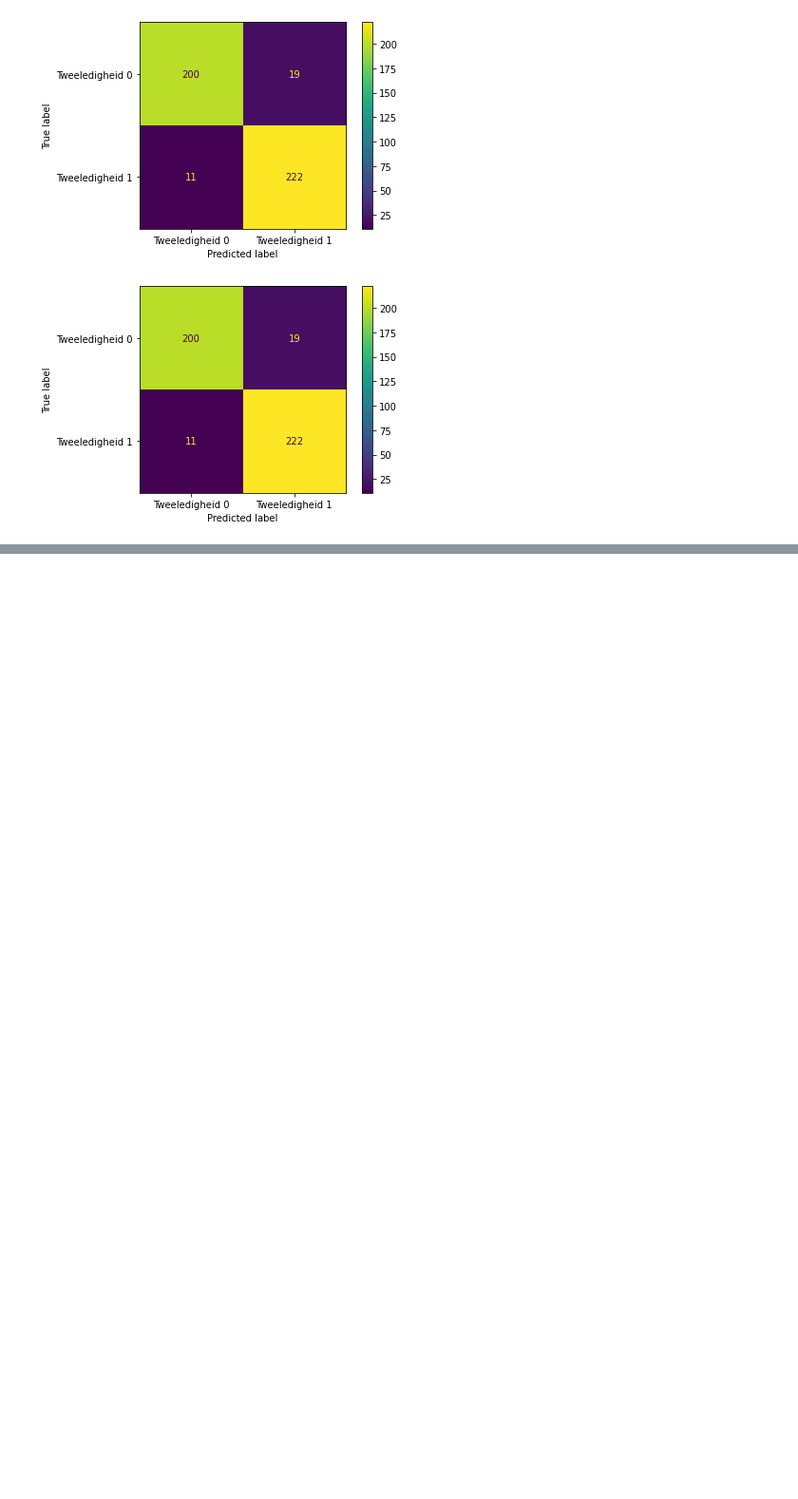
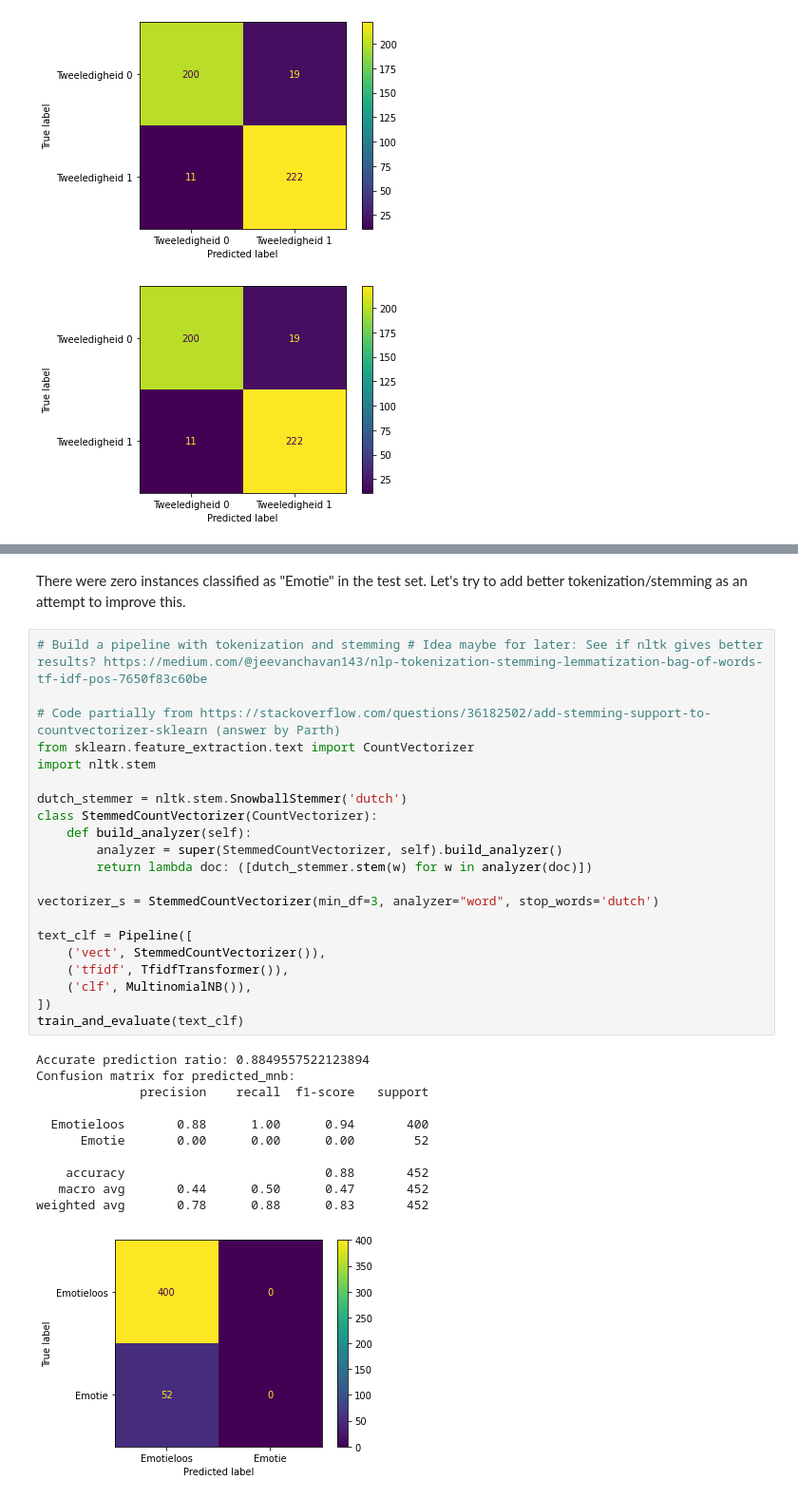
Before and after one commit to arnodeceuninck/news-headlines-research, a Jupyter notebook: 1 Label classification.ipynb, the cells around one changed output, grey strips where cells are left out. Shown at 95% size. Drawn from its saved outputs; the diff is of its cells as text; blank space fills up the shorter version.

```diff
--- a/1 Label classification.ipynb
+++ b/1 Label classification.ipynb
@@ -752,0 +926,35 @@ And 25 more
+# %% [markdown]
+There were zero instances classified as "Emotie" in the test set. Let's try to add better tokenization/stemming as an attempt to improve this.
+# %%
+# Build a pipeline with tokenization and stemming # Idea maybe for later: See if nltk gives better results? https://medium.com/@jeevanchavan143/nlp-tokenization-stemming-lemmatization-bag-of-words-tf-idf-pos-7650f83c60be
+
+# Code partially from https://stackoverflow.com/questions/36182502/add-stemming-support-to-countvectorizer-sklearn (answer by Parth)
+from sklearn.feature_extraction.text import CountVectorizer
+import nltk.stem
+
+dutch_stemmer = nltk.stem.SnowballStemmer('dutch')
+class StemmedCountVectorizer(CountVectorizer):
+    def build_analyzer(self):
+        analyzer = super(StemmedCountVectorizer, self).build_analyzer()
+        return lambda doc: ([dutch_stemmer.stem(w) for w in analyzer(doc)])
+
+vectorizer_s = StemmedCountVectorizer(min_df=3, analyzer="word", stop_words='dutch')
+
+text_clf = Pipeline([
+    ('vect', StemmedCountVectorizer()),
+    ('tfidf', TfidfTransformer()),
+    ('clf', MultinomialNB()),
+])
+train_and_evaluate(text_clf)
+# %% [output]
+Accurate prediction ratio: 0.8849557522123894
+Confusion matrix for predicted_mnb:
+              precision    recall  f1-score   support
+
+  Emotieloos       0.88      1.00      0.94       400
+      Emotie       0.00      0.00      0.00        52
+
+    accuracy                           0.88       452
+   macro avg       0.44      0.50      0.47       452
+weighted avg       0.78      0.88      0.83       452
+[figure, added]
```
Also changed, not shown: parts of 32 cells of this notebook.
